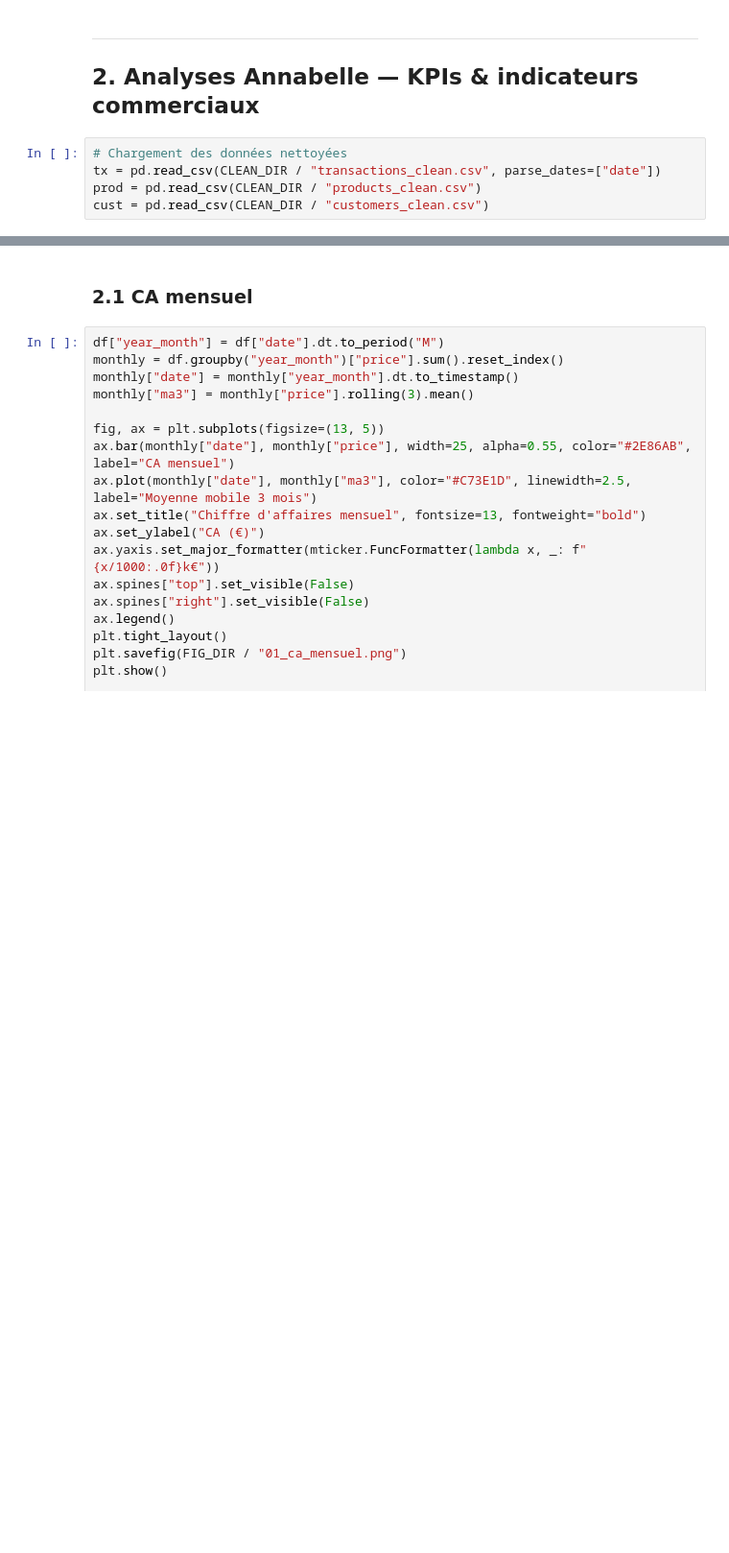
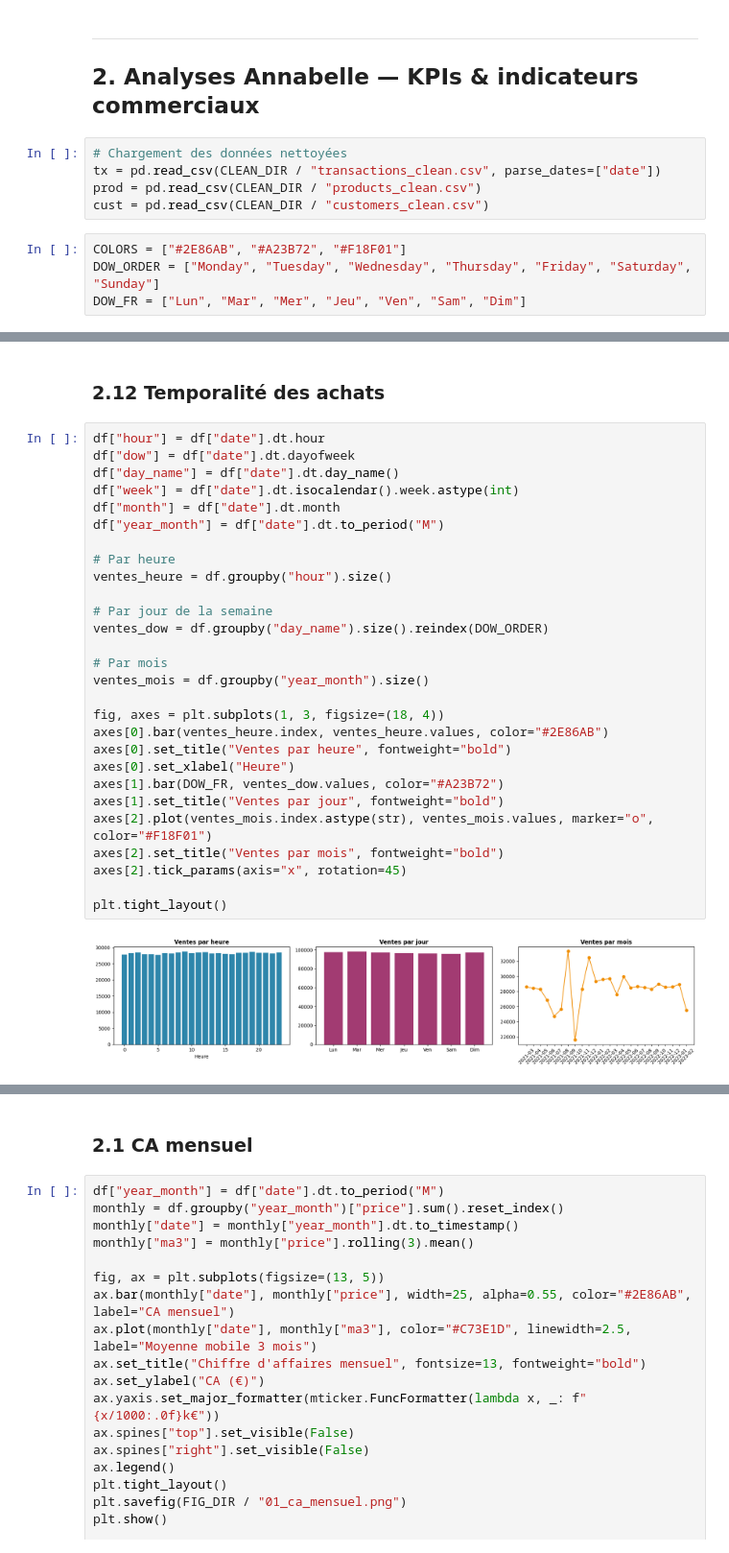
Before and after one commit to Elicesjo/PROJET-7-, a Jupyter notebook: projet9_lapage.ipynb, the cells around one changed output, grey strips where cells are left out. Shown at 96% size. Saved outputs shown, nothing was run; the diff lists cells and outputs as text; blank space fills up the shorter version.

```diff
--- a/projet9_lapage.ipynb
+++ b/projet9_lapage.ipynb
@@ -227,4 +227,8 @@ memory usage: 38.5 MB
 tx = pd.read_csv(CLEAN_DIR / "transactions_clean.csv", parse_dates=["date"])
 prod = pd.read_csv(CLEAN_DIR / "products_clean.csv")
 cust = pd.read_csv(CLEAN_DIR / "customers_clean.csv")
+# %%
+COLORS = ["#2E86AB", "#A23B72", "#F18F01"]
+DOW_ORDER = ["Monday", "Tuesday", "Wednesday", "Thursday", "Friday", "Saturday", "Sunday"]
+DOW_FR = ["Lun", "Mar", "Mer", "Jeu", "Ven", "Sam", "Dim"]
 # %%
@@ -242,0 +319,32 @@ CA total : 11,853,729 €
+# %% [markdown]
+### 2.12 Temporalité des achats
+# %%
+df["hour"] = df["date"].dt.hour
+df["dow"] = df["date"].dt.dayofweek
+df["day_name"] = df["date"].dt.day_name()
+df["week"] = df["date"].dt.isocalendar().week.astype(int)
+df["month"] = df["date"].dt.month
+df["year_month"] = df["date"].dt.to_period("M")
+
+# Par heure
+ventes_heure = df.groupby("hour").size()
+
+# Par jour de la semaine
+ventes_dow = df.groupby("day_name").size().reindex(DOW_ORDER)
+
+# Par mois
+ventes_mois = df.groupby("year_month").size()
+
+fig, axes = plt.subplots(1, 3, figsize=(18, 4))
+axes[0].bar(ventes_heure.index, ventes_heure.values, color="#2E86AB")
+axes[0].set_title("Ventes par heure", fontweight="bold")
+axes[0].set_xlabel("Heure")
+axes[1].bar(DOW_FR, ventes_dow.values, color="#A23B72")
+axes[1].set_title("Ventes par jour", fontweight="bold")
+axes[2].plot(ventes_mois.index.astype(str), ventes_mois.values, marker="o", color="#F18F01")
+axes[2].set_title("Ventes par mois", fontweight="bold")
+axes[2].tick_params(axis="x", rotation=45)
+
+plt.tight_layout()
+# %% [output]
+[figure, added]
```
Also changed, not shown: parts of 21 cells of this notebook, 7 other files.
